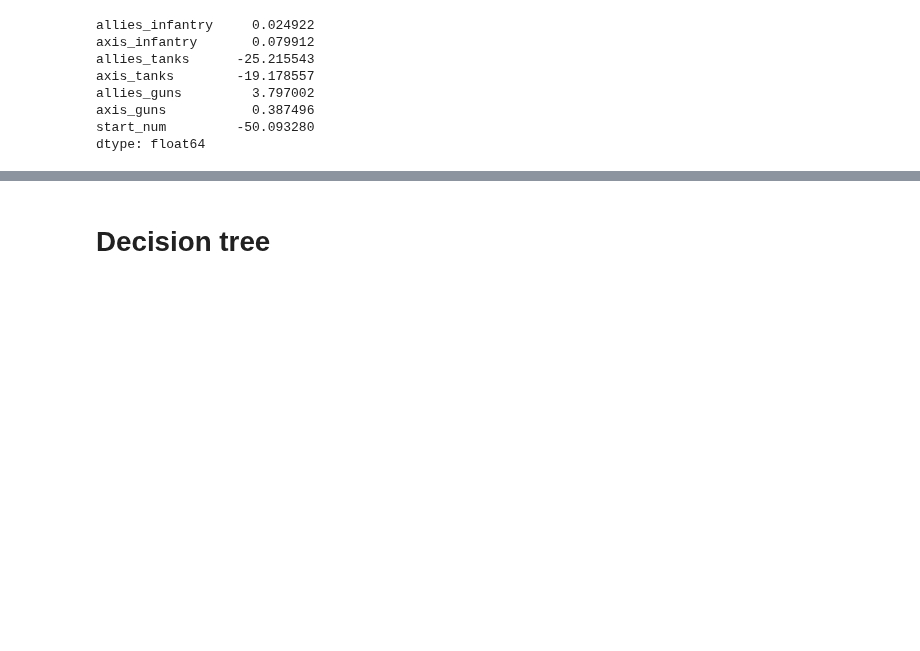
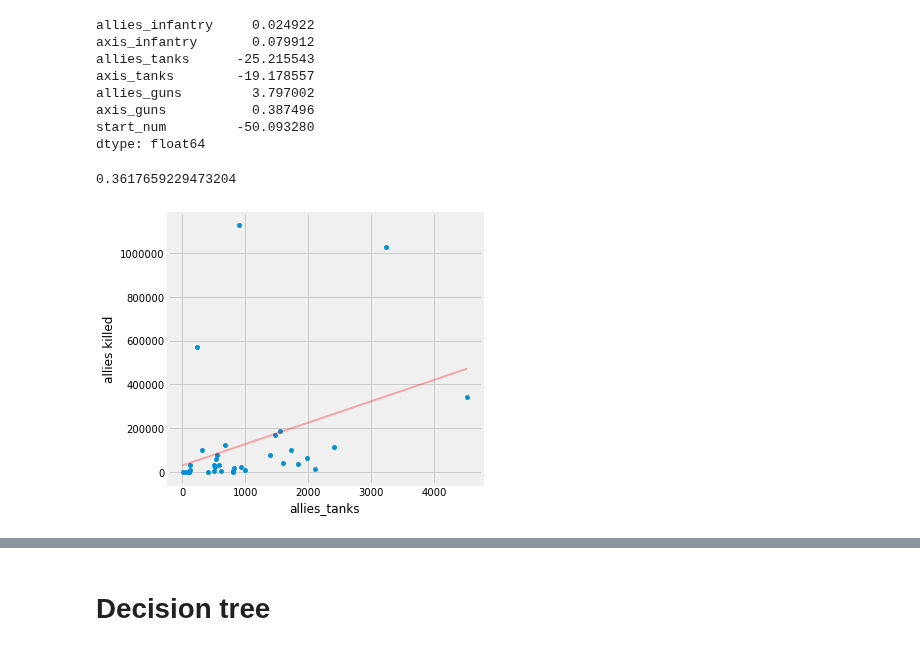
Before and after one commit to PacktPublishing/Learn-Python-by-Building-Data-Science-Applications, a Jupyter notebook: Chapter13/2_supervised_ml.ipynb, the cells around one changed output, grey strips where cells are left out. Cells and saved outputs as stored; diff of their text form; code cells hidden in the pictures; blank space fills up the shorter version.

```diff
--- a/Chapter13/2_supervised_ml.ipynb
+++ b/Chapter13/2_supervised_ml.ipynb
@@ -182,3 +182,7 @@ allies_guns         3.797002
 axis_guns           0.387496
 start_num         -50.093280
 dtype: float64
+# %%
+data['allies killed'].corr(data['allies_tanks'])
+# %% [output]
+0.3617659229473204
@@ -184,0 +191,9 @@ dtype: float64
+# %%
+mask = data[['allies_tanks', 'allies killed']].isnull().any(1)
+# %%
+b, c = polyfit(data.loc[~mask, 'allies_tanks'], data.loc[~mask, 'allies killed'], 1)
+# %%
+ax = data.plot(kind='scatter', x='allies_tanks', y='allies killed', figsize=(5,5))
+ax.plot(data.loc[~mask, 'allies_tanks'].sort_values(), b + c * data.loc[~mask, 'allies_tanks'].sort_values(), '-', c='red', linewidth=2, alpha=.3);
+# %% [output]
+[figure, added]
```
Also changed, not shown: parts of 10 cells of this notebook, 54 other files.
